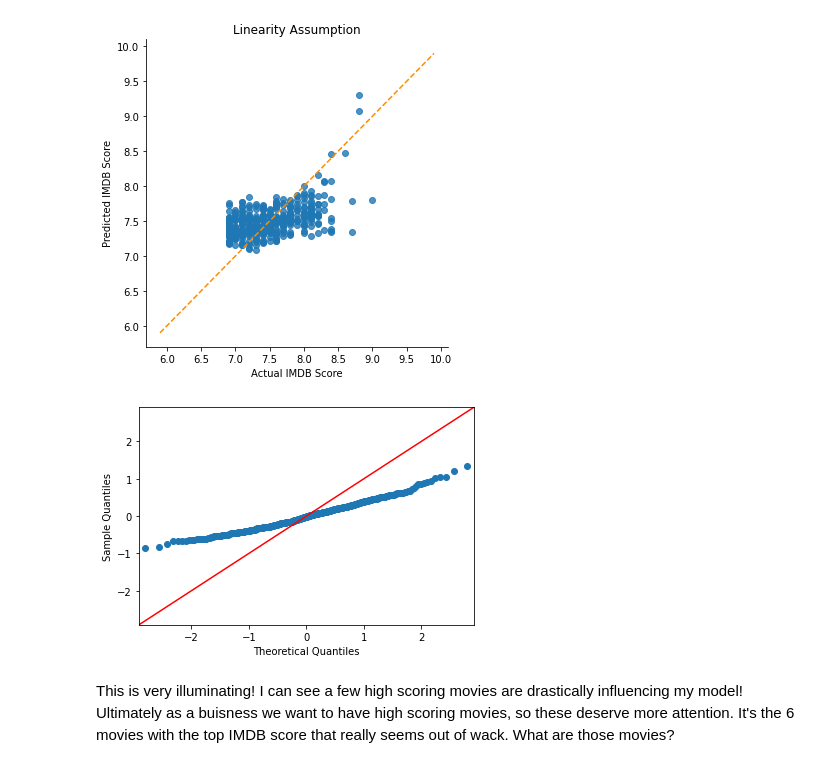
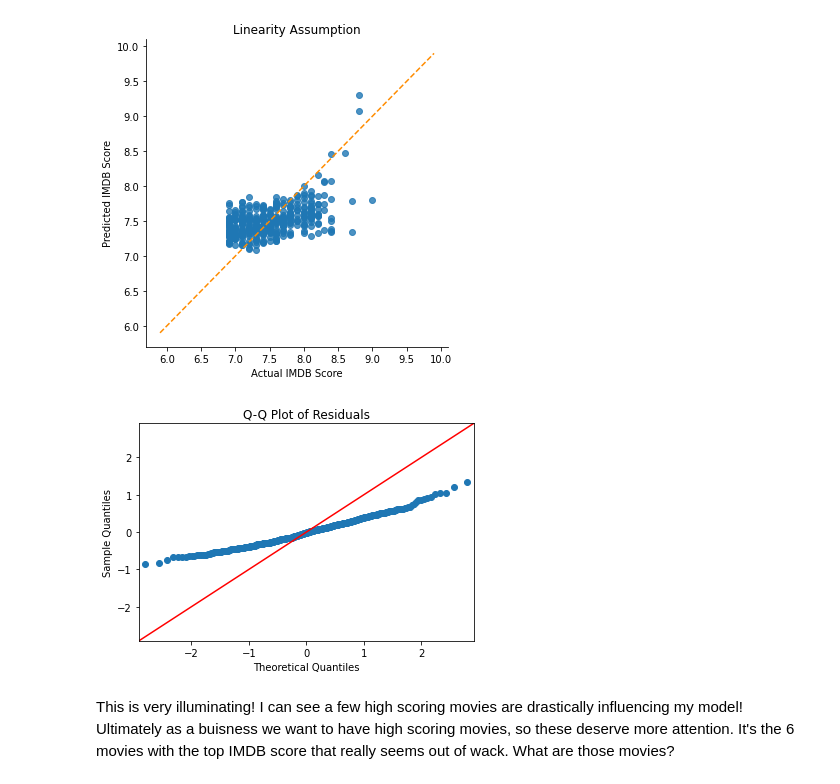
Before and after one commit to leiayoung/lny-sharing, a Jupyter notebook: netflix-exploration.ipynb, the cells around one changed output. Drawn from its saved outputs; the diff is of its cells as text; code cells hidden in the pictures.

```diff
--- a/netflix-exploration.ipynb
+++ b/netflix-exploration.ipynb
@@ -693,7 +695,9 @@ Sitting with my models for some time I think the categorical variables aren't be
 keep_P = bm_net_data.MAIN_PRODUCTION.value_counts().index[:3] # I fussed and fiddled to come up with top 3
 
 # Add the new column to the existing data frame
-bm_net_data['MAIN_P_other'] = np.where(bm_net_data.MAIN_PRODUCTION.isin(keep_P),bm_net_data.MAIN_PRODUCTION, 'Other')
+bm_net_data['MAIN_P_other'] = np.where(
+                              bm_net_data.MAIN_PRODUCTION.isin(keep_P),
+                              bm_net_data.MAIN_PRODUCTION, 'Other')
 
 # Check that things went the way I planned
 valCount_P = bm_net_data.MAIN_P_other.value_counts()
@@ -1120,9 +1124,10 @@ plt.show()
 # %%
 #create Q-Q plot with 45-degree line added to plot
 fig = sm.qqplot(win_bm_net_data['residuals'], line='45')
+plt.title('Q-Q Plot of Residuals')
 plt.show()
 # %% [output]
-[figure, old version]
+[figure, new version]
 # %% [markdown]
 This is very illuminating! I can see a few high scoring movies are drastically influencing my model! Ultimately as a buisness we want to have high scoring movies, so these deserve more attention. It's the 6 movies with the top IMDB score that really seems out of wack. What are those movies?
 # %%
```
Also changed, not shown: parts of 6 cells of this notebook.
